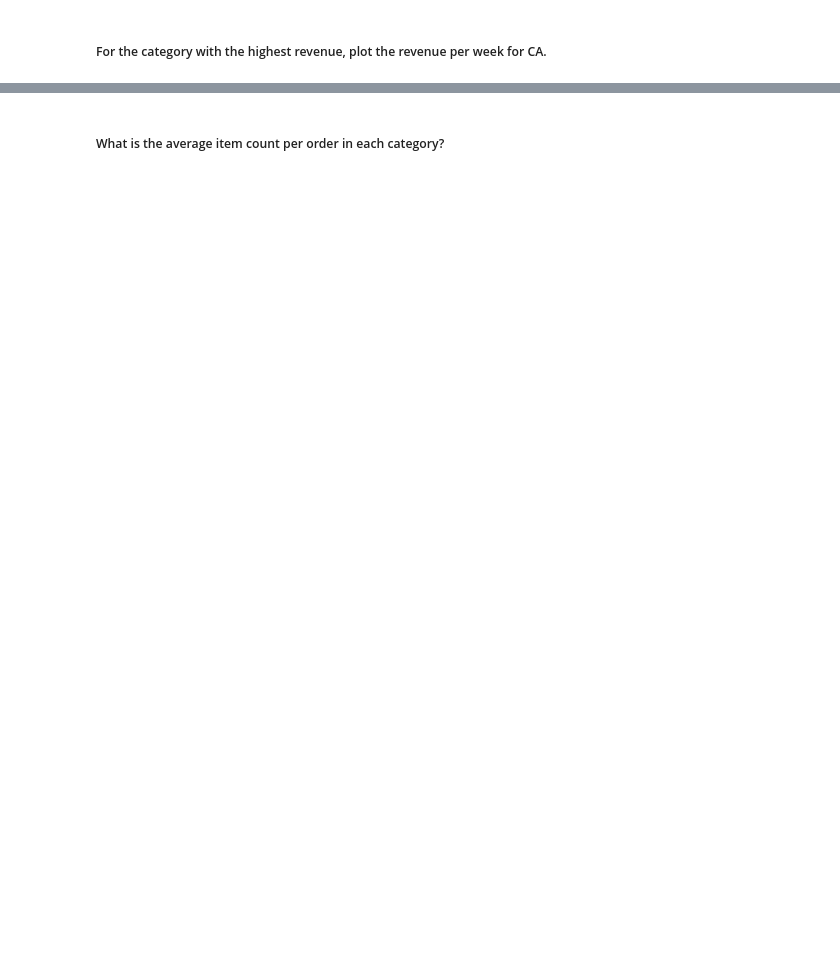
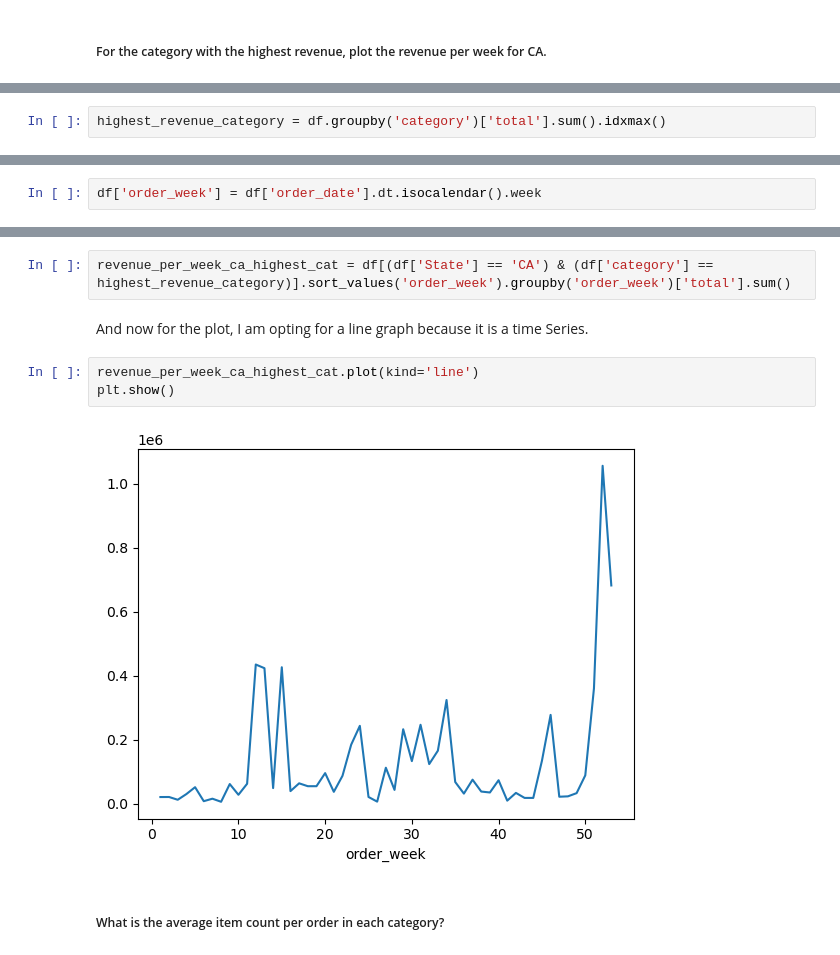
Before and after one commit to letsiki/big_blue_de_exercises, a Jupyter notebook: 04-introduction-to-pandas-eda/bonus.ipynb, the cells around one changed output, grey strips where cells are left out. Saved outputs shown, nothing was run; the diff lists cells and outputs as text; blank space fills up the shorter version.

```diff
--- a/04-introduction-to-pandas-eda/bonus.ipynb
+++ b/04-introduction-to-pandas-eda/bonus.ipynb
@@ -292,0 +319,2 @@ plt.show()
+# %%
+highest_revenue_category = df.groupby('category')['total'].sum().idxmax()
@@ -292,0 +323,2 @@ plt.show()
+# %%
+df['order_week'] = df['order_date'].dt.isocalendar().week
@@ -293,2 +327,11 @@ plt.show()
+# %%
+revenue_per_week_ca_highest_cat = df[(df['State'] == 'CA') & (df['category'] == highest_revenue_category)].sort_values('order_week').groupby('order_week')['total'].sum()
+# %% [markdown]
+And now for the plot, I am opting for a line graph because it is a time Series.
+# %%
+revenue_per_week_ca_highest_cat.plot(kind='line')
+plt.show()
+# %% [output]
+[figure, added]
 # %% [markdown]
 ##### What is the average item count per order in each category?
```
Also changed, not shown: parts of 18 cells of this notebook.
